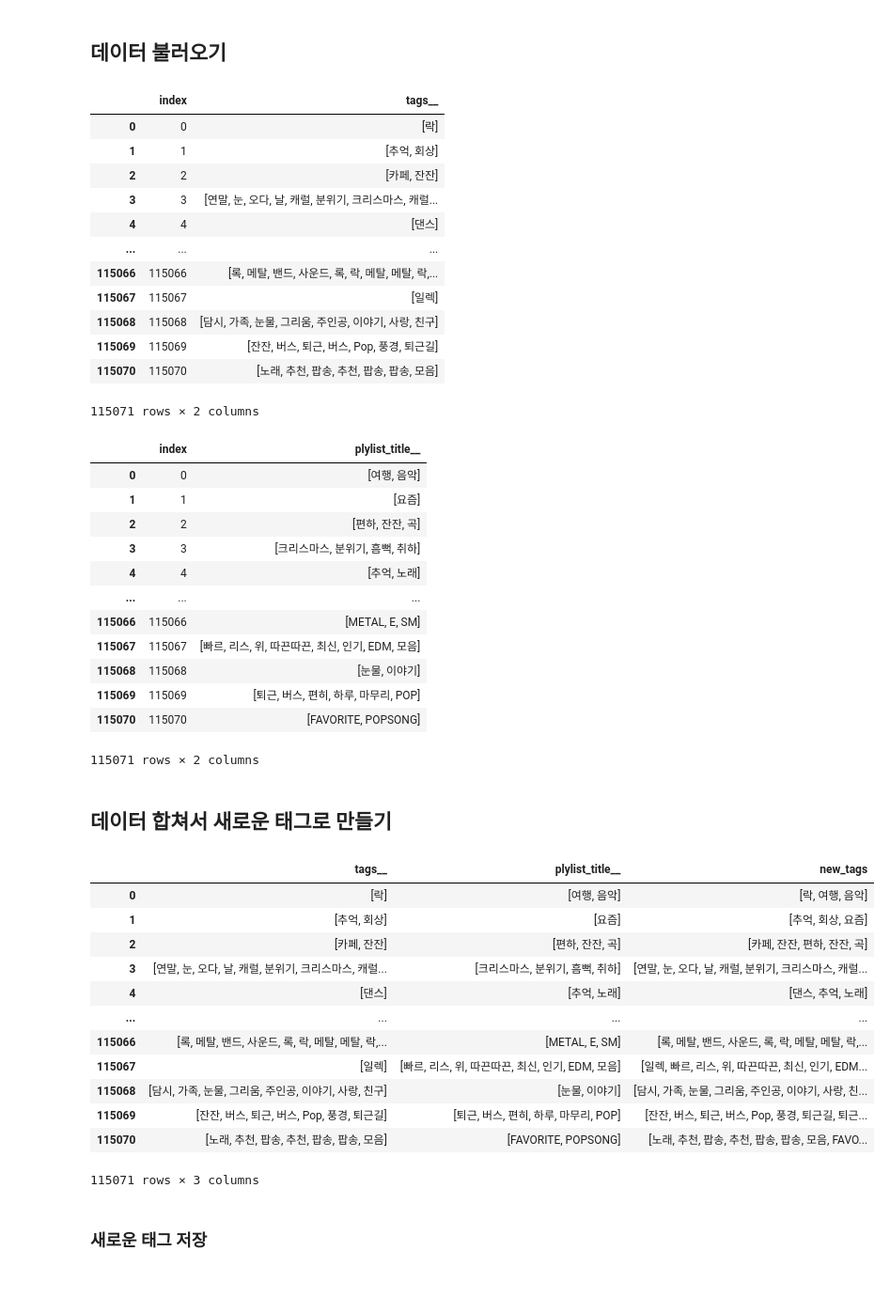
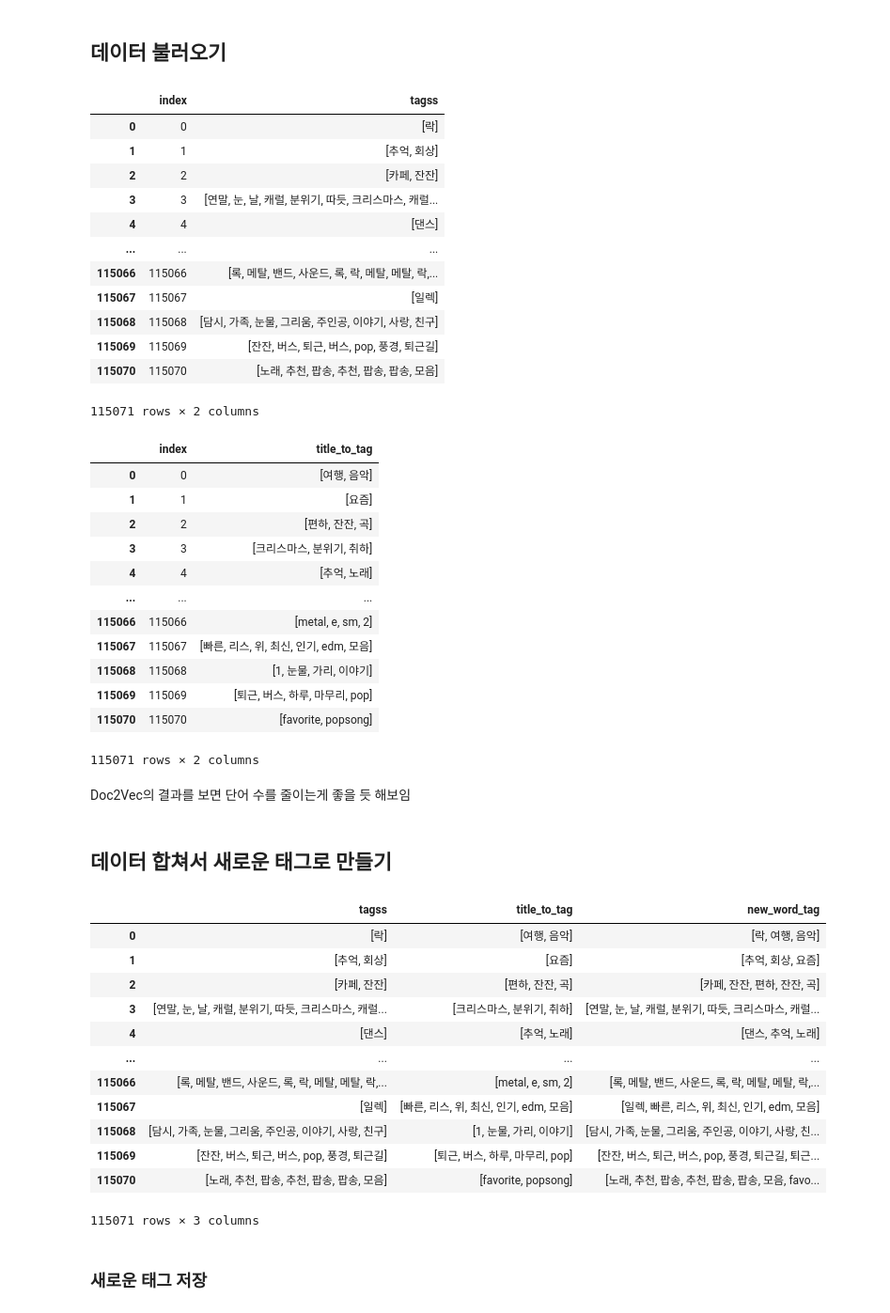
Before and after one commit to RecommendU/ForU, a Jupyter notebook: 박정호/[09_08_박정호] 0개 ~ 3개 태그 지움 이건 안봐도 상관없습니다.ipynb, the cells around one changed output. Shown at 94% size. Saved outputs shown, nothing was run; the diff lists cells and outputs as text; code cells hidden in the pictures; blank space fills up the shorter version.

```diff
--- a/박정호/[09_08_박정호] 0개 ~ 3개 태그 지움 이건 안봐도 상관없습니다.ipynb
+++ b/박정호/[09_08_박정호] 0개 ~ 3개 태그 지움 이건 안봐도 상관없습니다.ipynb
@@ -33,62 +57,65 @@ True
 # %% [markdown]
 ## 데이터 불러오기
 # %%
-tag_df = pd.read_json('data/tag_konlpy.json')
-title_to_tag_df = pd.read_json('data/title_to_tag_konlpy.json')
+tag_df = pd.read_json('data/0917_tag_konlpy.json')
+title_to_tag_df = pd.read_json('data/0917_title_to_tag_konlpy.json')
 # %%
 tag_df.reset_index(inplace=True)
 tag_df
 # %% [output]
-|  | index | tags__ |
+|  | index | tagss |
 | 0 | 0 | [락] |
 | 1 | 1 | [추억, 회상] |
 | 2 | 2 | [카페, 잔잔] |
-| 3 | 3 | [연말, 눈, 오다, 날, 캐럴, 분위기, 크리스마스, 캐럴... |
+| 3 | 3 | [연말, 눈, 날, 캐럴, 분위기, 따듯, 크리스마스, 캐럴... |
 | 4 | 4 | [댄스] |
 | ... | ... | ... |
 | 115066 | 115066 | [록, 메탈, 밴드, 사운드, 록, 락, 메탈, 메탈, 락,... |
 | 115067 | 115067 | [일렉] |
 | 115068 | 115068 | [담시, 가족, 눈물, 그리움, 주인공, 이야기, 사랑, 친구] |
-| 115069 | 115069 | [잔잔, 버스, 퇴근, 버스, Pop, 풍경, 퇴근길] |
+| 115069 | 115069 | [잔잔, 버스, 퇴근, 버스, pop, 풍경, 퇴근길] |
 | 115070 | 115070 | [노래, 추천, 팝송, 추천, 팝송, 팝송, 모음] |
 115071 rows × 2 columns
 # %%
 title_to_tag_df.reset_index(inplace=True)
 title_to_tag_df
 # %% [output]
-|  | index | plylist_title__ |
+|  | index | title_to_tag |
 | 0 | 0 | [여행, 음악] |
 | 1 | 1 | [요즘] |
 | 2 | 2 | [편하, 잔잔, 곡] |
-| 3 | 3 | [크리스마스, 분위기, 흠뻑, 취하] |
+| 3 | 3 | [크리스마스, 분위기, 취하] |
 | 4 | 4 | [추억, 노래] |
 | ... | ... | ... |
-| 115066 | 115066 | [METAL, E, SM] |
-| 115067 | 115067 | [빠르, 리스, 위, 따끈따끈, 최신, 인기, EDM, 모음] |
-| 115068 | 115068 | [눈물, 이야기] |
-| 115069 | 115069 | [퇴근, 버스, 편히, 하루, 마무리, POP] |
-| 115070 | 115070 | [FAVORITE, POPSONG] |
+| 115066 | 115066 | [metal, e, sm, 2] |
+| 115067 | 115067 | [빠른, 리스, 위, 최신, 인기, edm, 모음] |
+| 115068 | 115068 | [1, 눈물, 가리, 이야기] |
+| 115069 | 115069 | [퇴근, 버스, 하루, 마무리, pop] |
+| 115070 | 115070 | [favorite, popsong] |
 115071 rows × 2 columns
+# %% [markdown]
+Doc2Vec의 결과를 보면
+단어 수를 줄이는게 좋을 듯 해보임
 # %% [markdown]
 ## 데이터 합쳐서 새로운 태그로 만들기
 # %%
 total = pd.merge(tag_df,title_to_tag_df, on='index', how='left')
-total['new_tags'] = total['tags__'] + total['plylist_title__']
+total['new_word_tag'] = total['tagss'] + total['title_to_tag']
 total.drop('index',axis=1,inplace=True)
 total
 # %% [output]
-|  | tags__ | plylist_title__ | new_tags |
+|  | tagss | title_to_tag | new_word_tag |
 | 0 | [락] | [여행, 음악] | [락, 여행, 음악] |
 | 1 | [추억, 회상] | [요즘] | [추억, 회상, 요즘] |
 | 2 | [카페, 잔잔] | [편하, 잔잔, 곡] | [카페, 잔잔, 편하, 잔잔, 곡] |
-| 3 | [연말, 눈, 오다, 날, 캐럴, 분위기, 크리스마스, 캐럴... | [크리스마스, 분위기, 흠뻑, 취하] | [연말, 눈, 오다, 날, 캐럴, 분위기, 크리스마스, 캐럴... |
+| 3 | [연말, 눈, 날, 캐럴, 분위기, 따듯, 크리스마스, 캐럴... | [크리스마스, 분위기, 취하] | [연말, 눈, 날, 캐럴, 분위기, 따듯, 크리스마스, 캐럴... |
 | 4 | [댄스] | [추억, 노래] | [댄스, 추억, 노래] |
 | ... | ... | ... | ... |
-| 115066 | [록, 메탈, 밴드, 사운드, 록, 락, 메탈, 메탈, 락,... | [METAL, E, SM] | [록, 메탈, 밴드, 사운드, 록, 락, 메탈, 메탈, 락,... |
-| 115067 | [일렉] | [빠르, 리스, 위, 따끈따끈, 최신, 인기, EDM, 모음] | [일렉, 빠르, 리스, 위, 따끈따끈, 최신, 인기, EDM... |
-| 115068 | [담시, 가족, 눈물, 그리움, 주인공, 이야기, 사랑, 친구] | [눈물, 이야기] | [담시, 가족, 눈물, 그리움, 주인공, 이야기, 사랑, 친... |
-| 115069 | [잔잔, 버스, 퇴근, 버스, Pop, 풍경, 퇴근길] | [퇴근, 버스, 편히, 하루, 마무리, POP] | [잔잔, 버스, 퇴근, 버스, Pop, 풍경, 퇴근길, 퇴근... |
-| 115070 | [노래, 추천, 팝송, 추천, 팝송, 팝송, 모음] | [FAVORITE, POPSONG] | [노래, 추천, 팝송, 추천, 팝송, 팝송, 모음, FAVO... |
+| 115066 | [록, 메탈, 밴드, 사운드, 록, 락, 메탈, 메탈, 락,... | [metal, e, sm, 2] | [록, 메탈, 밴드, 사운드, 록, 락, 메탈, 메탈, 락,... |
+| 115067 | [일렉] | [빠른, 리스, 위, 최신, 인기, edm, 모음] | [일렉, 빠른, 리스, 위, 최신, 인기, edm, 모음] |
+| 115068 | [담시, 가족, 눈물, 그리움, 주인공, 이야기, 사랑, 친구] | [1, 눈물, 가리, 이야기] | [담시, 가족, 눈물, 그리움, 주인공, 이야기, 사랑, 친... |
+| 115069 | [잔잔, 버스, 퇴근, 버스, pop, 풍경, 퇴근길] | [퇴근, 버스, 하루, 마무리, pop] | [잔잔, 버스, 퇴근, 버스, pop, 풍경, 퇴근길, 퇴근... |
+| 115070 | [노래, 추천, 팝송, 추천, 팝송, 팝송, 모음] | [favorite, popsong] | [노래, 추천, 팝송, 추천, 팝송, 팝송, 모음, favo... |
 115071 rows × 3 columns
 # %% [markdown]
 ### 새로운 태그 저장
```
Also changed, not shown: parts of 41 cells of this notebook, 1 other file.
